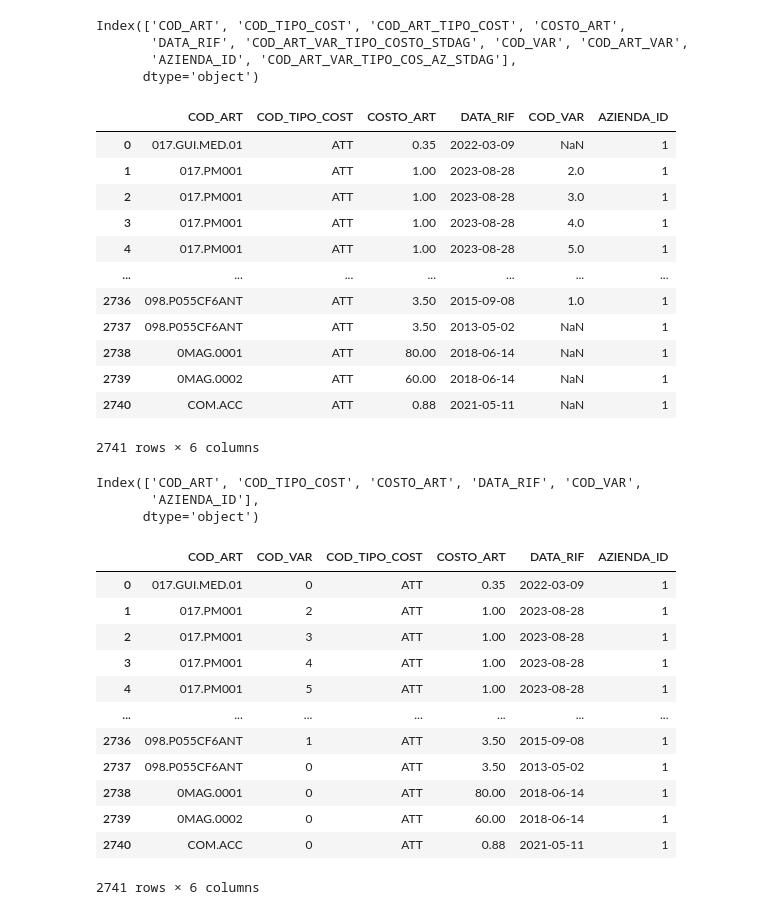
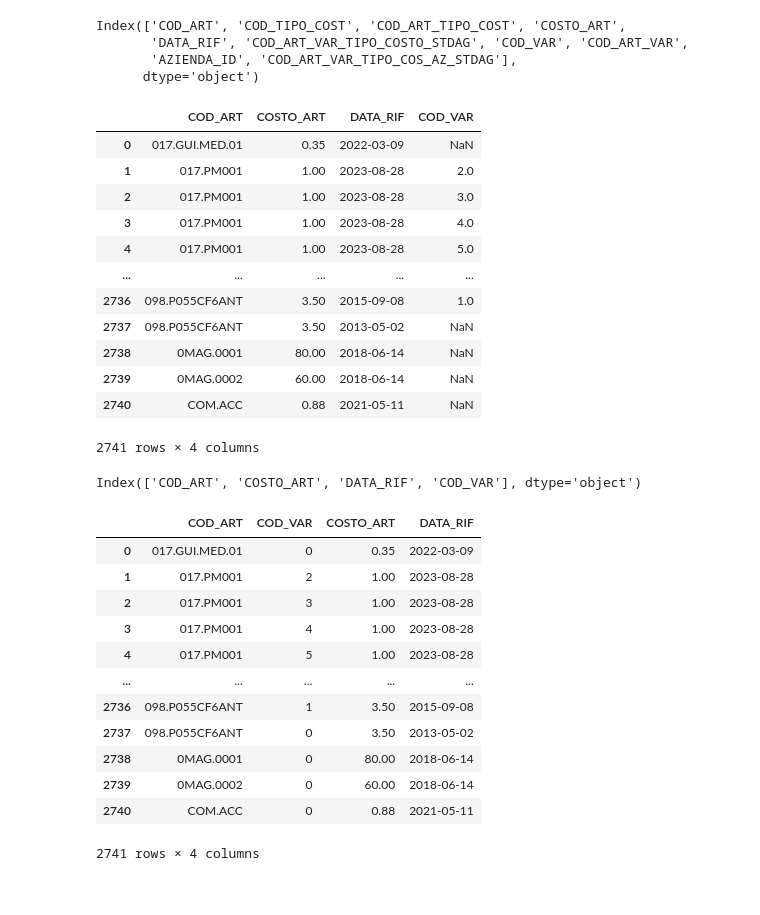
Before and after one commit to Ishikawa7/DEMO-Sales-Data-Analysis-and-Price-List-Management-System, a Jupyter notebook: preprocessing_listino.ipynb, the cells around one changed output. Saved outputs shown, nothing was run; the diff lists cells and outputs as text; code cells hidden in the pictures.

```diff
--- a/preprocessing_listino.ipynb
+++ b/preprocessing_listino.ipynb
@@ -26,46 +26,44 @@ Index(['COD_ART', 'COD_TIPO_COST', 'COD_ART_TIPO_COST', 'COSTO_ART',
        'AZIENDA_ID', 'COD_ART_VAR_TIPO_COS_AZ_STDAG'],
       dtype='object')
 # %%
-df = df.drop(columns=['COD_ART_TIPO_COST','COD_ART_VAR', 'COD_ART_VAR_TIPO_COSTO_STDAG', 'COD_ART_VAR_TIPO_COS_AZ_STDAG'])
+df = df.drop(columns=['COD_ART_TIPO_COST','COD_ART_VAR', 'COD_ART_VAR_TIPO_COSTO_STDAG', 'COD_ART_VAR_TIPO_COS_AZ_STDAG','AZIENDA_ID','COD_TIPO_COST'])
 df
 # %% [output]
-|  | COD_ART | COD_TIPO_COST | COSTO_ART | DATA_RIF | COD_VAR | AZIENDA_ID |
-| 0 | 017.GUI.MED.01 | ATT | 0.35 | 2022-03-09 | NaN | 1 |
-| 1 | 017.PM001 | ATT | 1.00 | 2023-08-28 | 2.0 | 1 |
-| 2 | 017.PM001 | ATT | 1.00 | 2023-08-28 | 3.0 | 1 |
-| 3 | 017.PM001 | ATT | 1.00 | 2023-08-28 | 4.0 | 1 |
-| 4 | 017.PM001 | ATT | 1.00 | 2023-08-28 | 5.0 | 1 |
-| ... | ... | ... | ... | ... | ... | ... |
-| 2736 | 098.P055CF6ANT | ATT | 3.50 | 2015-09-08 | 1.0 | 1 |
-| 2737 | 098.P055CF6ANT | ATT | 3.50 | 2013-05-02 | NaN | 1 |
-| 2738 | 0MAG.0001 | ATT | 80.00 | 2018-06-14 | NaN | 1 |
-| 2739 | 0MAG.0002 | ATT | 60.00 | 2018-06-14 | NaN | 1 |
-| 2740 | COM.ACC | ATT | 0.88 | 2021-05-11 | NaN | 1 |
+|  | COD_ART | COSTO_ART | DATA_RIF | COD_VAR |
+| 0 | 017.GUI.MED.01 | 0.35 | 2022-03-09 | NaN |
+| 1 | 017.PM001 | 1.00 | 2023-08-28 | 2.0 |
+| 2 | 017.PM001 | 1.00 | 2023-08-28 | 3.0 |
+| 3 | 017.PM001 | 1.00 | 2023-08-28 | 4.0 |
+| 4 | 017.PM001 | 1.00 | 2023-08-28 | 5.0 |
+| ... | ... | ... | ... | ... |
+| 2736 | 098.P055CF6ANT | 3.50 | 2015-09-08 | 1.0 |
+| 2737 | 098.P055CF6ANT | 3.50 | 2013-05-02 | NaN |
+| 2738 | 0MAG.0001 | 80.00 | 2018-06-14 | NaN |
+| 2739 | 0MAG.0002 | 60.00 | 2018-06-14 | NaN |
+| 2740 | COM.ACC | 0.88 | 2021-05-11 | NaN |
-2741 rows × 6 columns
+2741 rows × 4 columns
 # %%
 df.columns
 # %% [output]
-Index(['COD_ART', 'COD_TIPO_COST', 'COSTO_ART', 'DATA_RIF', 'COD_VAR',
-       'AZIENDA_ID'],
-      dtype='object')
+Index(['COD_ART', 'COSTO_ART', 'DATA_RIF', 'COD_VAR'], dtype='object')
 # %%
-df = df[['COD_ART','COD_VAR','COD_TIPO_COST','COSTO_ART','DATA_RIF','AZIENDA_ID']]
+df = df[['COD_ART','COD_VAR','COSTO_ART','DATA_RIF',]]
 df['COD_VAR'] = df['COD_VAR'].fillna(0).astype(int)
 df
 # %% [output]
-|  | COD_ART | COD_VAR | COD_TIPO_COST | COSTO_ART | DATA_RIF | AZIENDA_ID |
-| 0 | 017.GUI.MED.01 | 0 | ATT | 0.35 | 2022-03-09 | 1 |
-| 1 | 017.PM001 | 2 | ATT | 1.00 | 2023-08-28 | 1 |
-| 2 | 017.PM001 | 3 | ATT | 1.00 | 2023-08-28 | 1 |
-| 3 | 017.PM001 | 4 | ATT | 1.00 | 2023-08-28 | 1 |
-| 4 | 017.PM001 | 5 | ATT | 1.00 | 2023-08-28 | 1 |
-| ... | ... | ... | ... | ... | ... | ... |
-| 2736 | 098.P055CF6ANT | 1 | ATT | 3.50 | 2015-09-08 | 1 |
-| 2737 | 098.P055CF6ANT | 0 | ATT | 3.50 | 2013-05-02 | 1 |
-| 2738 | 0MAG.0001 | 0 | ATT | 80.00 | 2018-06-14 | 1 |
-| 2739 | 0MAG.0002 | 0 | ATT | 60.00 | 2018-06-14 | 1 |
-| 2740 | COM.ACC | 0 | ATT | 0.88 | 2021-05-11 | 1 |
+|  | COD_ART | COD_VAR | COSTO_ART | DATA_RIF |
+| 0 | 017.GUI.MED.01 | 0 | 0.35 | 2022-03-09 |
+| 1 | 017.PM001 | 2 | 1.00 | 2023-08-28 |
+| 2 | 017.PM001 | 3 | 1.00 | 2023-08-28 |
+| 3 | 017.PM001 | 4 | 1.00 | 2023-08-28 |
+| 4 | 017.PM001 | 5 | 1.00 | 2023-08-28 |
+| ... | ... | ... | ... | ... |
+| 2736 | 098.P055CF6ANT | 1 | 3.50 | 2015-09-08 |
+| 2737 | 098.P055CF6ANT | 0 | 3.50 | 2013-05-02 |
+| 2738 | 0MAG.0001 | 0 | 80.00 | 2018-06-14 |
+| 2739 | 0MAG.0002 | 0 | 60.00 | 2018-06-14 |
+| 2740 | COM.ACC | 0 | 0.88 | 2021-05-11 |
-2741 rows × 6 columns
+2741 rows × 4 columns
 # %%
 df.info()
 # %% [output]
```
Also changed, not shown: parts of 3 cells of this notebook, 5 other files.
